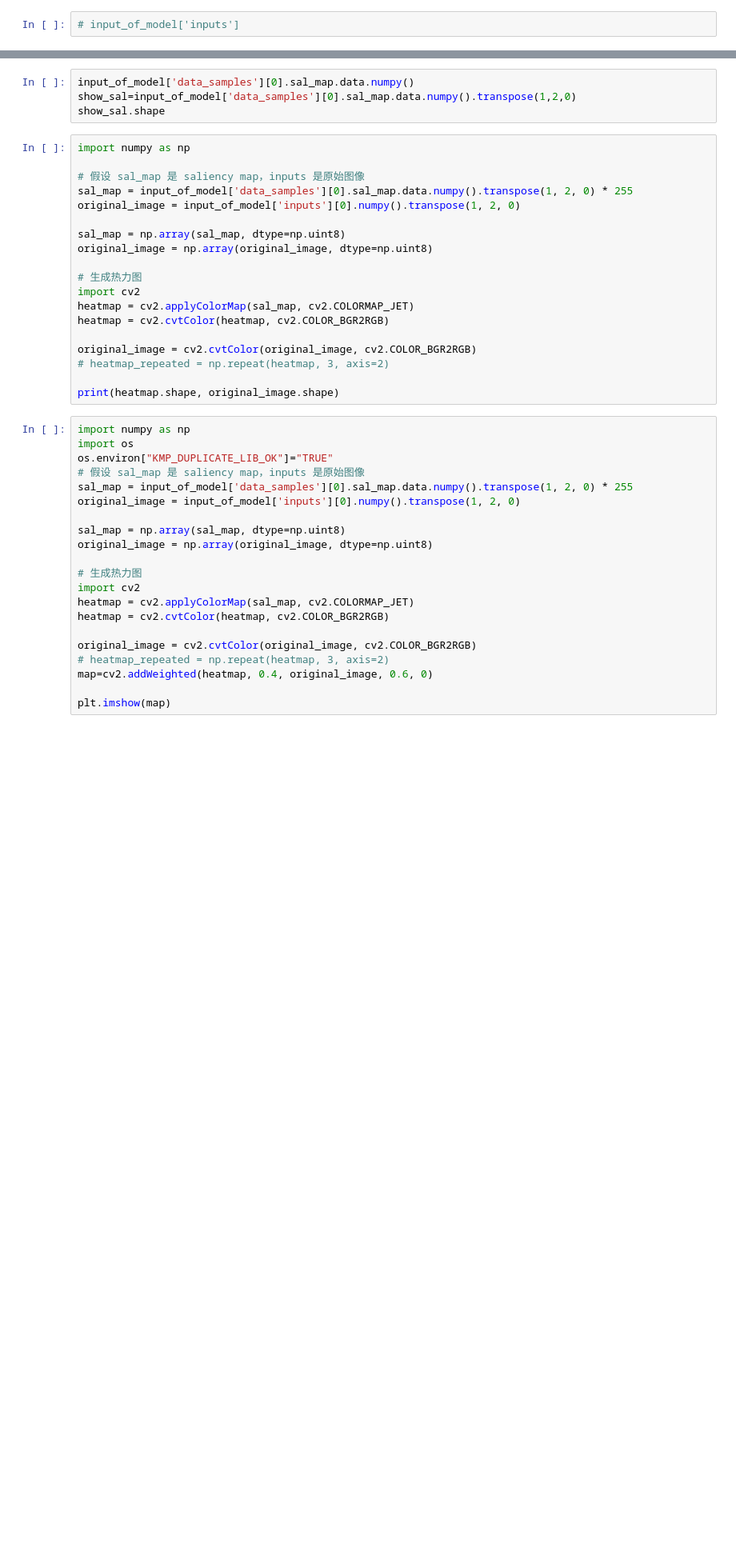
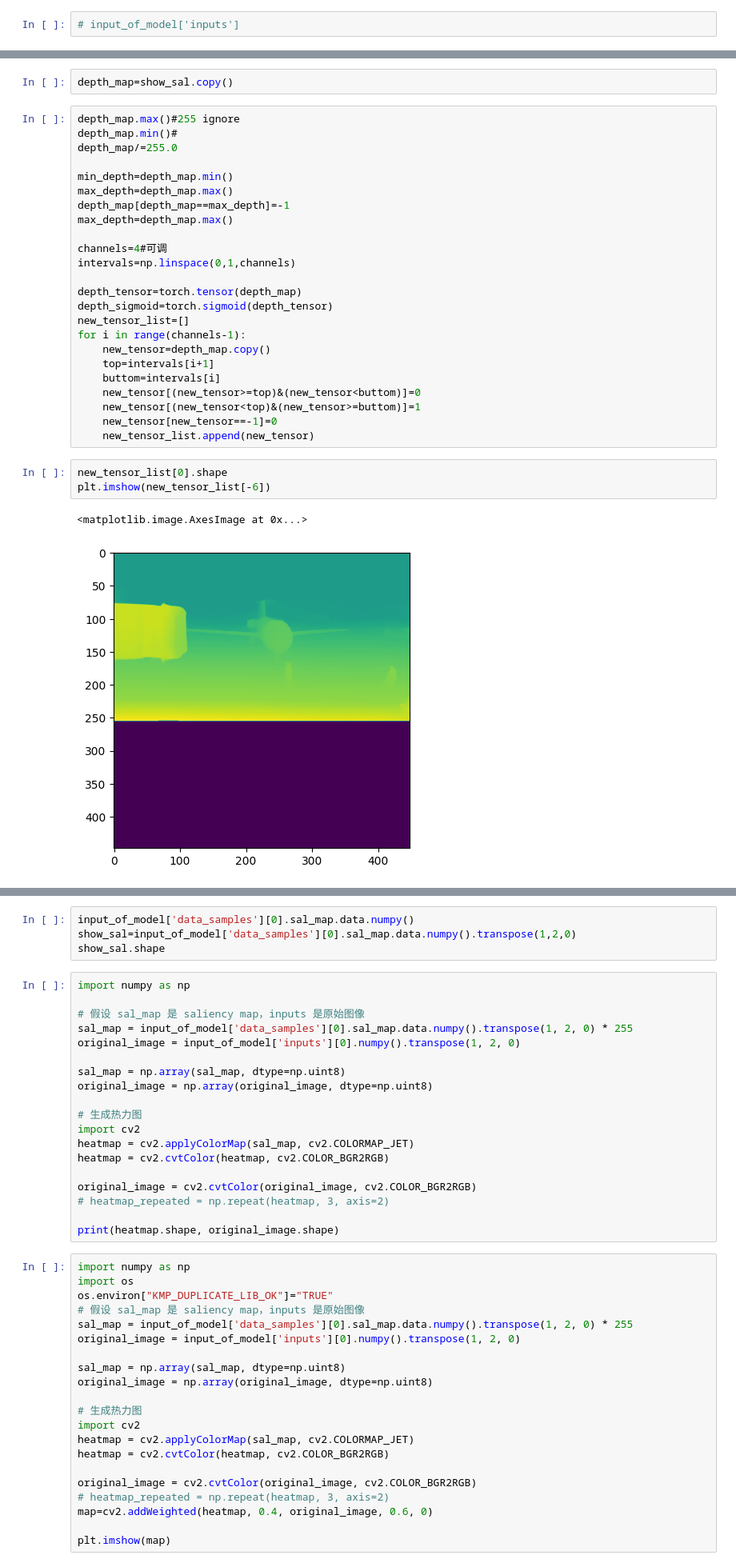
Before and after one commit to JimmyMa99/mmsegmentation, a Jupyter notebook: tools/analysis_tools/vis_data.ipynb, the cells around one changed output, grey strips where cells are left out. Shown at 80% size. Drawn from its saved outputs; the diff is of its cells as text; blank space fills up the shorter version.

```diff
--- a/tools/analysis_tools/vis_data.ipynb
+++ b/tools/analysis_tools/vis_data.ipynb
@@ -244,0 +374,32 @@ plt.imshow(show_sal)
+# %%
+depth_map=show_sal.copy()
+# %%
+depth_map.max()#255 ignore
+depth_map.min()#
+depth_map/=255.0
+
+min_depth=depth_map.min()
+max_depth=depth_map.max()
+depth_map[depth_map==max_depth]=-1
+max_depth=depth_map.max()
+
+channels=4#可调
+intervals=np.linspace(0,1,channels)
+
+depth_tensor=torch.tensor(depth_map)
+depth_sigmoid=torch.sigmoid(depth_tensor)
+new_tensor_list=[]
+for i in range(channels-1):
+    new_tensor=depth_map.copy()
+    top=intervals[i+1]
+    buttom=intervals[i]
+    new_tensor[(new_tensor>=top)&(new_tensor<buttom)]=0
+    new_tensor[(new_tensor<top)&(new_tensor>=buttom)]=1
+    new_tensor[new_tensor==-1]=0
+    new_tensor_list.append(new_tensor)
+# %%
+new_tensor_list[0].shape
+plt.imshow(new_tensor_list[-6])
+# %% [output]
+<matplotlib.image.AxesImage at 0x...>
+[figure, added]
```
Also changed, not shown: parts of 39 cells of this notebook.
